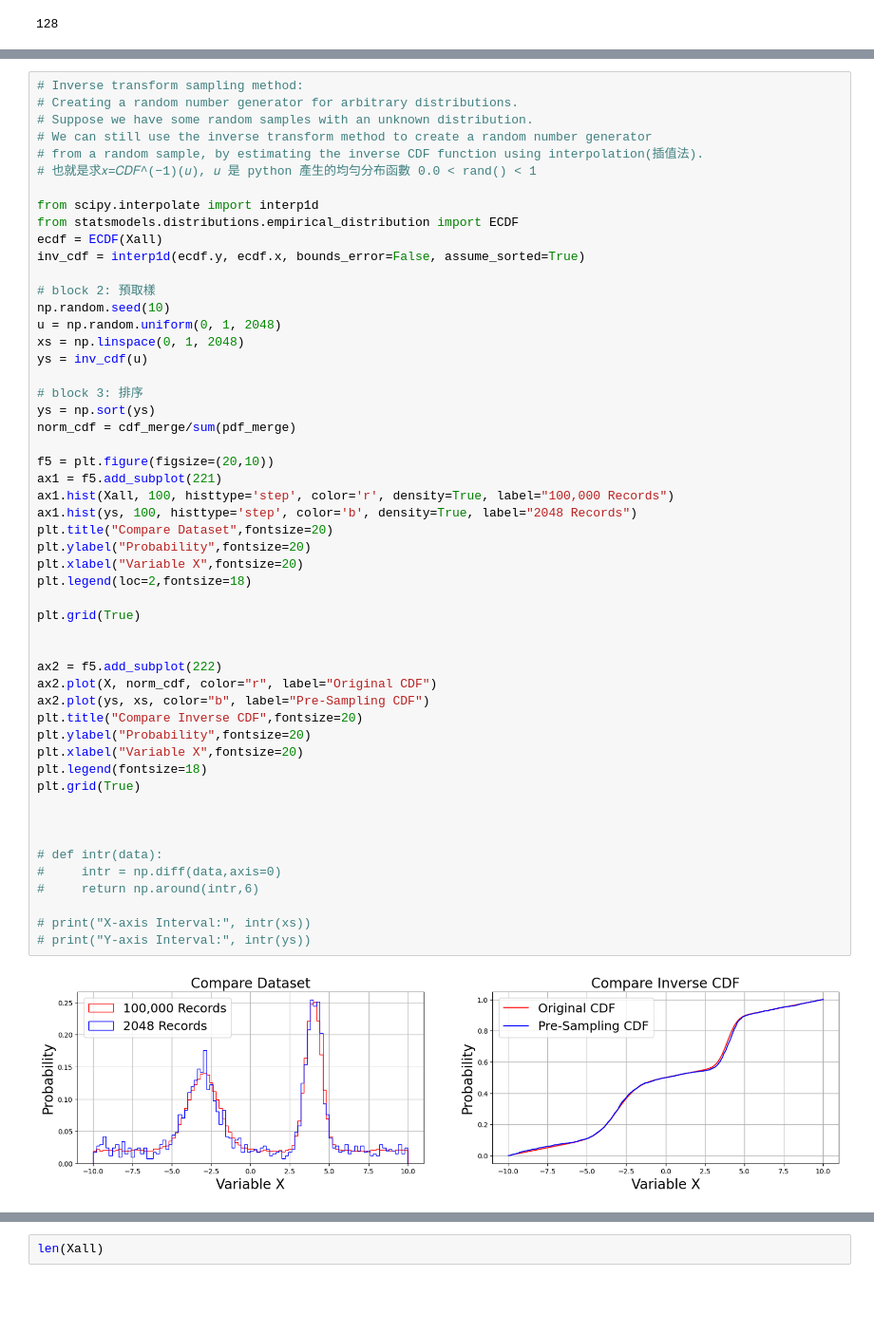
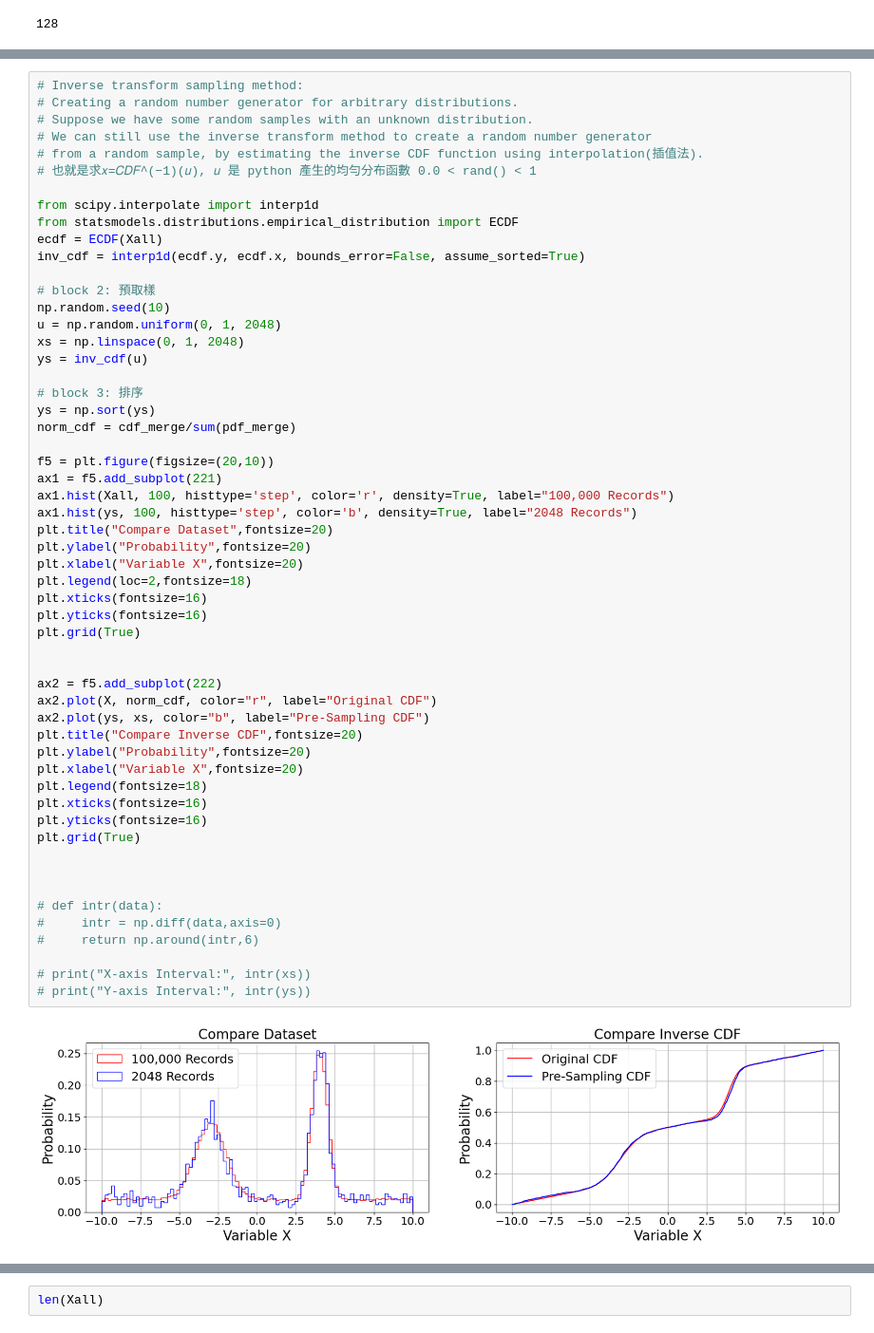
Before and after one commit to s431190/My_exp, a Jupyter notebook: 03_QNN_two sample.ipynb, the cells around one changed output, grey strips where cells are left out. Shown at 95% size. Saved outputs shown, nothing was run; the diff lists cells and outputs as text; blank space fills up the shorter version.

```diff
--- a/03_QNN_two sample.ipynb
+++ b/03_QNN_two sample.ipynb
@@ -187,32 +237,35 @@ norm_cdf = cdf_merge/sum(pdf_merge)
 
 f5 = plt.figure(figsize=(20,10))
 ax1 = f5.add_subplot(221)
 ax1.hist(Xall, 100, histtype='step', color='r', density=True, label="100,000 Records")
 ax1.hist(ys, 100, histtype='step', color='b', density=True, label="2048 Records")
 plt.title("Compare Dataset",fontsize=20)
 plt.ylabel("Probability",fontsize=20)
 plt.xlabel("Variable X",fontsize=20)
 plt.legend(loc=2,fontsize=18)
-
+plt.xticks(fontsize=16)
+plt.yticks(fontsize=16)
 plt.grid(True)
 
 
 ax2 = f5.add_subplot(222)
 ax2.plot(X, norm_cdf, color="r", label="Original CDF")
 ax2.plot(ys, xs, color="b", label="Pre-Sampling CDF")
 plt.title("Compare Inverse CDF",fontsize=20)
 plt.ylabel("Probability",fontsize=20)
 plt.xlabel("Variable X",fontsize=20)
 plt.legend(fontsize=18)
+plt.xticks(fontsize=16)
+plt.yticks(fontsize=16)
 plt.grid(True)
 
 
 
 # def intr(data):
 #     intr = np.diff(data,axis=0)
 #     return np.around(intr,6)
 
 # print("X-axis Interval:", intr(xs))
 # print("Y-axis Interval:", intr(ys))
 # %% [output]
-[figure, old version]
+[figure, new version]
```
Also changed, not shown: parts of 9 cells of this notebook.
